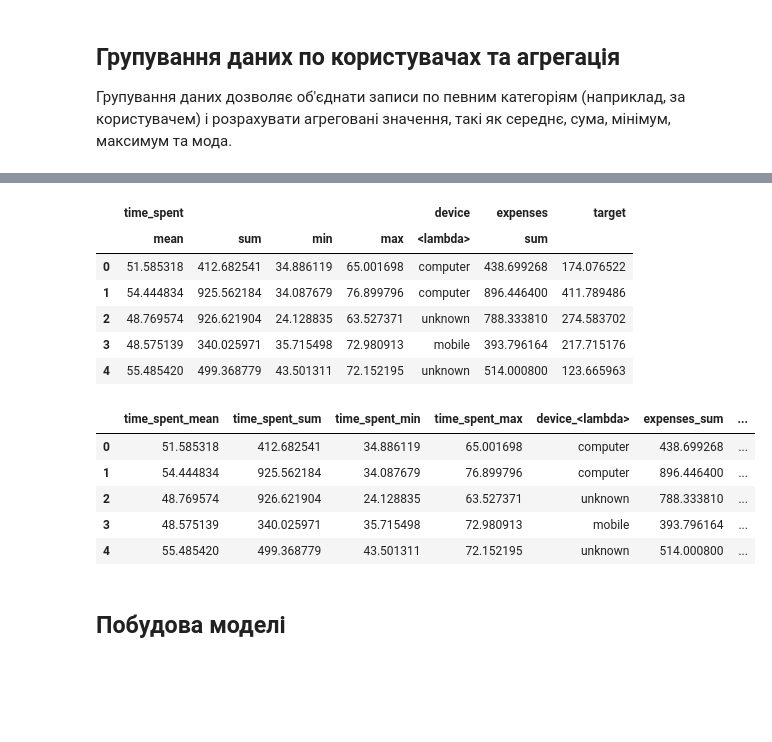
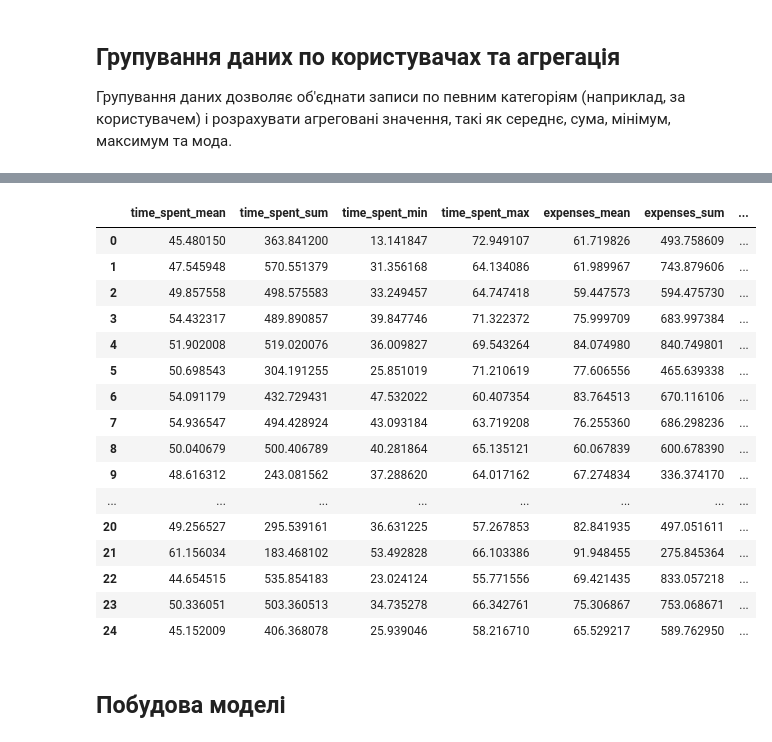
Before and after one commit to HalyshAnton/Python-AI, a Jupyter notebook: Data_engineering.ipynb, the cells around one changed output, grey strips where cells are left out. Drawn from its saved outputs; the diff is of its cells as text; code cells hidden in the pictures; blank space fills up the shorter version.

```diff
--- a/Data_engineering.ipynb
+++ b/Data_engineering.ipynb
@@ -75,0 +156,3 @@ df1
+# %%
+y1 = df[mask]
+y1.head()
@@ -79,7 +186,6 @@ df1
 # %%
-user_info = df1.groupby(by='user_id').agg({
+X1_info = X1.groupby(by='user_id').agg({
     'time_spent': ['mean', 'sum', 'min', 'max'],
-    'device': lambda x: x.mode()[0]
+    'expenses': ['mean', 'sum', 'min', 'max'],
+    'device': [lambda col: col.mode()[0]]  # лише одна мода
 })
-
-user_info
@@ -105,0 +203,2 @@ user_info
+# %%
+X1_info.columns = X1_info.columns.to_flat_index().str.join('_')
@@ -106,4 +228,5 @@ user_info
 # %%
-target_info = target_df1.groupby(by='user_id').agg({
-    'expenses': ['sum']
-})
+y1_info = y1.groupby(by='user_id')[['expenses']].sum()
+# y1_info.reset_index(inplace=True)
+
+y1_info.head()
@@ -165,18 +240,0 @@ def select_info(k):
-# %%
-data = pd.DataFrame()
-for k in range(1, 5):
-    info = select_info(k)
-
-    data = pd.concat([data, info])
-
-data.reset_index(inplace=True)
-data.drop(columns='user_id', inplace=True)
-data.head()
-# %% [output]
-|  | time_spent |  |  |  | device | expenses | target |
-|  | mean | sum | min | max | <lambda> | sum |  |
-| 0 | 51.585318 | 412.682541 | 34.886119 | 65.001698 | computer | 438.699268 | 174.076522 |
-| 1 | 54.444834 | 925.562184 | 34.087679 | 76.899796 | computer | 896.446400 | 411.789486 |
-| 2 | 48.769574 | 926.621904 | 24.128835 | 63.527371 | unknown | 788.333810 | 274.583702 |
-| 3 | 48.575139 | 340.025971 | 35.715498 | 72.980913 | mobile | 393.796164 | 217.715176 |
-| 4 | 55.485420 | 499.368779 | 43.501311 | 72.152195 | unknown | 514.000800 | 123.665963 |
@@ -185,12 +241,30 @@ data.columns = data.columns.to_flat_index().str.join("_")
-# %%
-data.head()
-# %% [output]
-|  | time_spent_mean | time_spent_sum | time_spent_min | time_spent_max | device_<lambda> | expenses_sum | ... |
-| 0 | 51.585318 | 412.682541 | 34.886119 | 65.001698 | computer | 438.699268 | ... |
-| 1 | 54.444834 | 925.562184 | 34.087679 | 76.899796 | computer | 896.446400 | ... |
-| 2 | 48.769574 | 926.621904 | 24.128835 | 63.527371 | unknown | 788.333810 | ... |
-| 3 | 48.575139 | 340.025971 | 35.715498 | 72.980913 | mobile | 393.796164 | ... |
-| 4 | 55.485420 | 499.368779 | 43.501311 | 72.152195 | unknown | 514.000800 | ... |
+# %%
+# об'єднання
+
+data = X1_info.join(y1_info)
+data.reset_index(inplace=True)
+data.drop(columns='user_id', inplace=True)
+data.fillna({'expenses': 0}, inplace=True)  # користувач не був активним, прибуток 0
+
+data
+# %% [output]
+|  | time_spent_mean | time_spent_sum | time_spent_min | time_spent_max | expenses_mean | expenses_sum | ... |
+| 0 | 45.480150 | 363.841200 | 13.141847 | 72.949107 | 61.719826 | 493.758609 | ... |
+| 1 | 47.545948 | 570.551379 | 31.356168 | 64.134086 | 61.989967 | 743.879606 | ... |
+| 2 | 49.857558 | 498.575583 | 33.249457 | 64.747418 | 59.447573 | 594.475730 | ... |
+| 3 | 54.432317 | 489.890857 | 39.847746 | 71.322372 | 75.999709 | 683.997384 | ... |
+| 4 | 51.902008 | 519.020076 | 36.009827 | 69.543264 | 84.074980 | 840.749801 | ... |
+| 5 | 50.698543 | 304.191255 | 25.851019 | 71.210619 | 77.606556 | 465.639338 | ... |
+| 6 | 54.091179 | 432.729431 | 47.532022 | 60.407354 | 83.764513 | 670.116106 | ... |
+| 7 | 54.936547 | 494.428924 | 43.093184 | 63.719208 | 76.255360 | 686.298236 | ... |
+| 8 | 50.040679 | 500.406789 | 40.281864 | 65.135121 | 60.067839 | 600.678390 | ... |
+| 9 | 48.616312 | 243.081562 | 37.288620 | 64.017162 | 67.274834 | 336.374170 | ... |
+| ... | ... | ... | ... | ... | ... | ... | ... |
+| 20 | 49.256527 | 295.539161 | 36.631225 | 57.267853 | 82.841935 | 497.051611 | ... |
+| 21 | 61.156034 | 183.468102 | 53.492828 | 66.103386 | 91.948455 | 275.845364 | ... |
+| 22 | 44.654515 | 535.854183 | 23.024124 | 55.771556 | 69.421435 | 833.057218 | ... |
+| 23 | 50.336051 | 503.360513 | 34.735278 | 66.342761 | 75.306867 | 753.068671 | ... |
+| 24 | 45.152009 | 406.368078 | 25.939046 | 58.216710 | 65.529217 | 589.762950 | ... |
 # %% [markdown]
 ## Побудова моделі
 # %%
```
Also changed, not shown: parts of 44 cells of this notebook.
